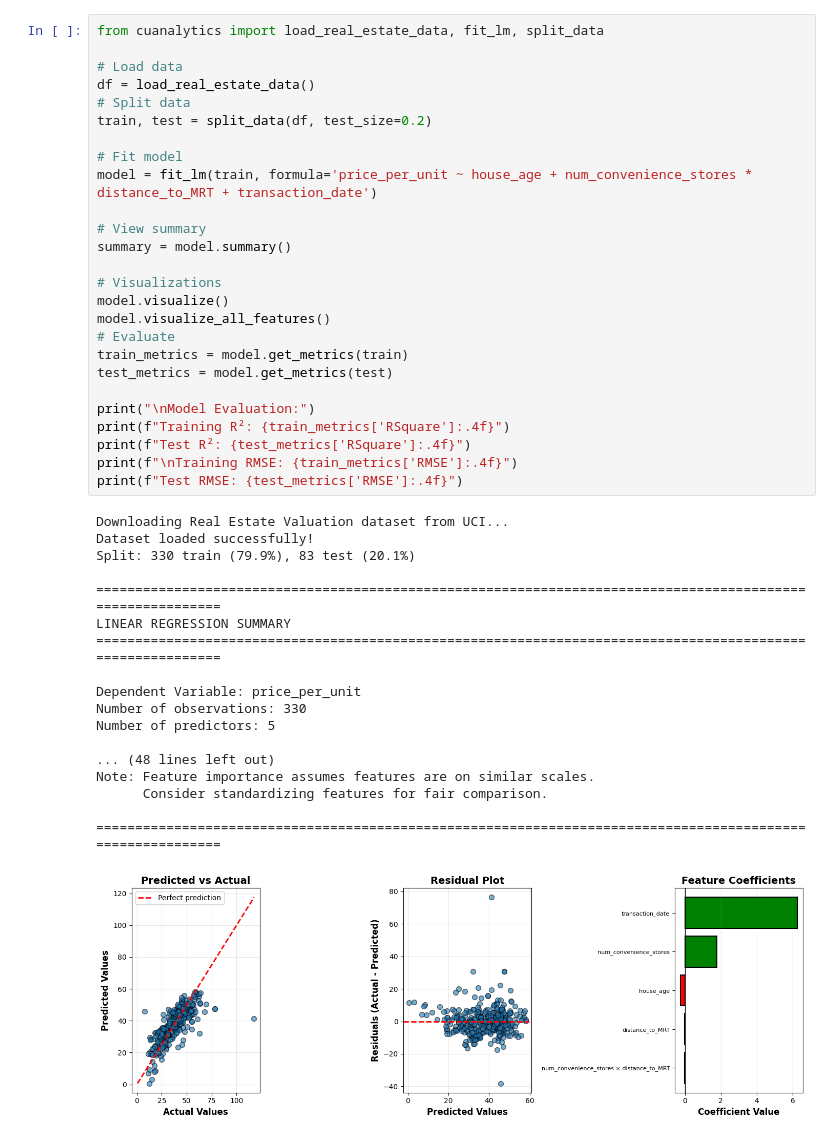
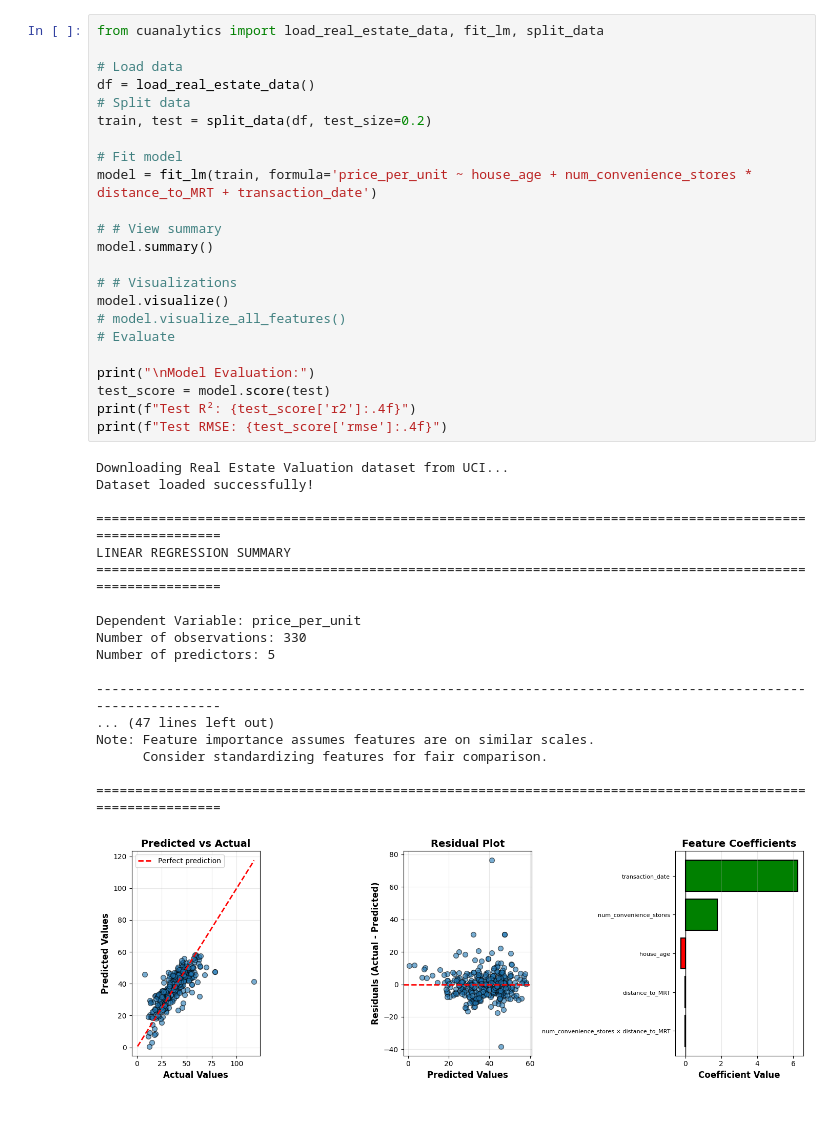
Before and after one commit to jdelano/CUAnalytics, a Jupyter notebook: examples/07_linear_regression.ipynb, the cells around one changed output. Cells and saved outputs as stored; diff of their text form.

```diff
--- a/examples/07_linear_regression.ipynb
+++ b/examples/07_linear_regression.ipynb
@@ -3,46 +3,43 @@ from cuanalytics import load_real_estate_data, fit_lm, split_data
 
 # Load data
 df = load_real_estate_data()
 # Split data
 train, test = split_data(df, test_size=0.2)
 
 # Fit model
 model = fit_lm(train, formula='price_per_unit ~ house_age + num_convenience_stores * distance_to_MRT + transaction_date')
 
-# View summary
-summary = model.summary()
+# # View summary
+model.summary()
 
-# Visualizations
+# # Visualizations
 model.visualize()
-model.visualize_all_features()
+# model.visualize_all_features()
 # Evaluate
-train_metrics = model.get_metrics(train)
-test_metrics = model.get_metrics(test)
 
 print("\nModel Evaluation:")
-print(f"Training R²: {train_metrics['RSquare']:.4f}")
-print(f"Test R²: {test_metrics['RSquare']:.4f}")
-print(f"\nTraining RMSE: {train_metrics['RMSE']:.4f}")
-print(f"Test RMSE: {test_metrics['RMSE']:.4f}")
+test_score = model.score(test)
+print(f"Test R²: {test_score['r2']:.4f}")
+print(f"Test RMSE: {test_score['rmse']:.4f}")
 # %% [output]
 Downloading Real Estate Valuation dataset from UCI...
 Dataset loaded successfully!
-Split: 330 train (79.9%), 83 test (20.1%)
 
 ===========================================================================================================
 LINEAR REGRESSION SUMMARY
 ===========================================================================================================
 
 Dependent Variable: price_per_unit
 Number of observations: 330
 Number of predictors: 5
 
-... (48 lines left out)
+-----------------------------------------------------------------------------------------------------------
+... (47 lines left out)
 Note: Feature importance assumes features are on similar scales.
       Consider standardizing features for fair comparison.
 
 ===========================================================================================================
-[figure, old version]
+[figure, new version]
 Visualization Notes:
   • Predicted vs Actual: Points closer to red line = better predictions
   • Residual Plot: Points closer to horizontal line = better fit
```
Also changed, not shown: parts of 1 cell of this notebook, 25 other files.
